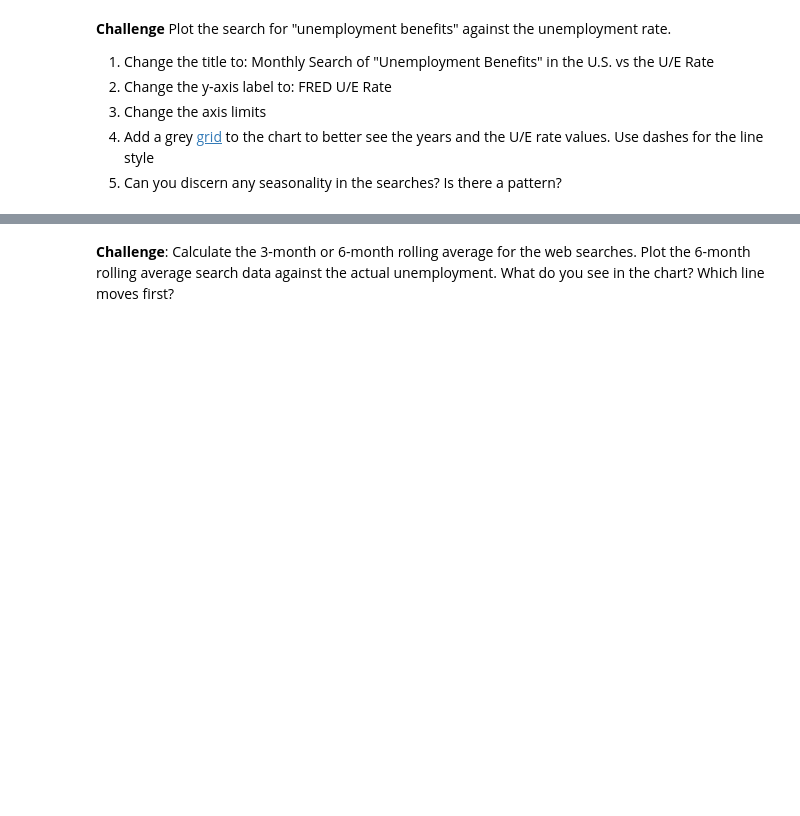
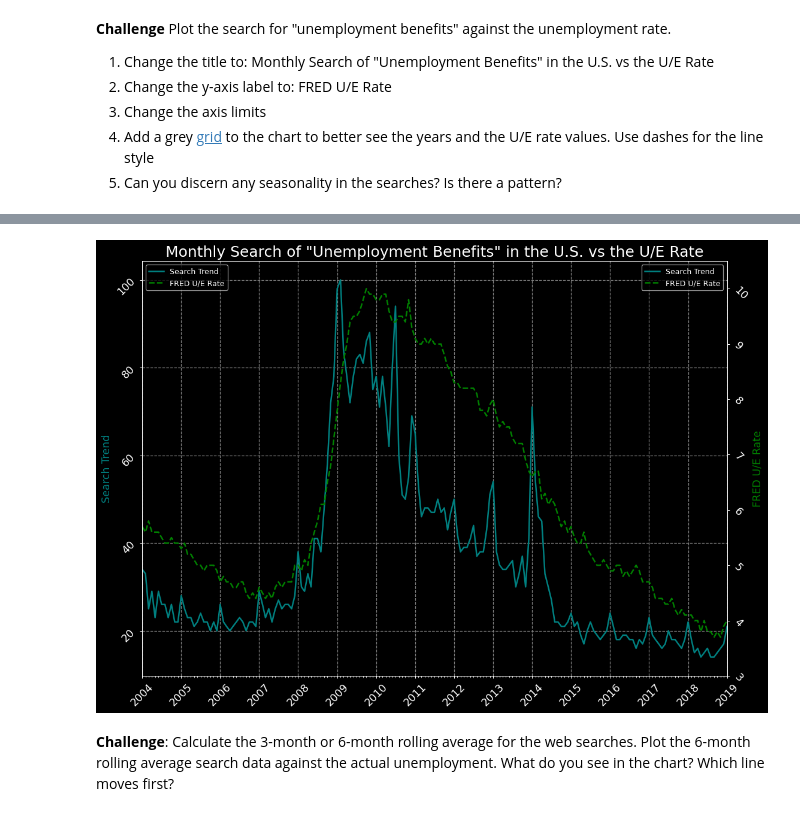
Before and after one commit to marcinszlaz/__100_Days_of_Code_Python_Bootcamp__, a Jupyter notebook: Day_75/Google Trends and Data Visualisation (start).ipynb, the cells around one changed output, grey strips where cells are left out. Drawn from its saved outputs; the diff is of its cells as text; code cells hidden in the pictures; blank space fills up the shorter version.

```diff
--- a/Day_75/Google Trends and Data Visualisation (start).ipynb
+++ b/Day_75/Google Trends and Data Visualisation (start).ipynb
@@ -362,2 +371,38 @@ Index(['MONTH', 'BTC_NEWS_SEARCH'], dtype='str')
+# %%
+# divide and conquer :-)
+# order matters figure,title,xticks ok ; title,figure == second chart :)
+
+plt.figure(figsize=(14,10), dpi=90)
+plt.title('Monthly Search of "Unemployment Benefits" in the U.S. vs the U/E Rate', fontsize=20)
+plt.xticks(fontsize=14,rotation=45)
+plt.yticks(fontsize=14,rotation=45)
+
+dx1 = plt.gca()
+dx2 = plt.twinx()
+
+benefits, = dx1.plot(df_unemployment.MONTH, df_unemployment.UE_BENEFITS_WEB_SEARCH, color = 'teal',linewidth=2, label='Search Trend')
+unrate, = dx2.plot(df_unemployment.MONTH, df_unemployment.UNRATE, color = 'green', linestyle='--',linewidth=2,label='FRED U/E Rate')
+
+dx1.set_ylabel(ylabel='Search Trend', color='teal', fontsize=14)
+dx2.set_ylabel(ylabel='FRED U/E Rate', color='green', fontsize=14)
+dx2.tick_params(axis='y', rotation=-45, labelsize=14)
+dx1.grid(visible = True, which = 'major', linestyle='--', linewidth='1', color='grey')
+
+dx2.set_xlim(df_unemployment.MONTH.min(), df_unemployment.MONTH.max())
+dx2.set_ylim(bottom=3, top=10.5)
+
+years = mdates.YearLocator()
+months = mdates.MonthLocator()
+years_fmt = mdates.DateFormatter('%Y')
+dx1.xaxis.set_major_locator(years)
+dx1.xaxis.set_major_formatter(years_fmt)
+dx1.xaxis.set_minor_locator(months)
+
+dx1.legend([benefits,unrate],[benefits.get_label(),unrate.get_label()],loc='upper left')
+dx2.legend([benefits,unrate],[benefits.get_label(),unrate.get_label()],loc='upper right')
+
+plt.show()
+# %% [output]
+[figure, added]
 # %% [markdown]
 **Challenge**: Calculate the 3-month or 6-month rolling average for the web searches. Plot the 6-month rolling average search data against the actual unemployment. What do you see in the chart? Which line moves first?
```
Also changed, not shown: parts of 2 cells of this notebook, 1 other file.
